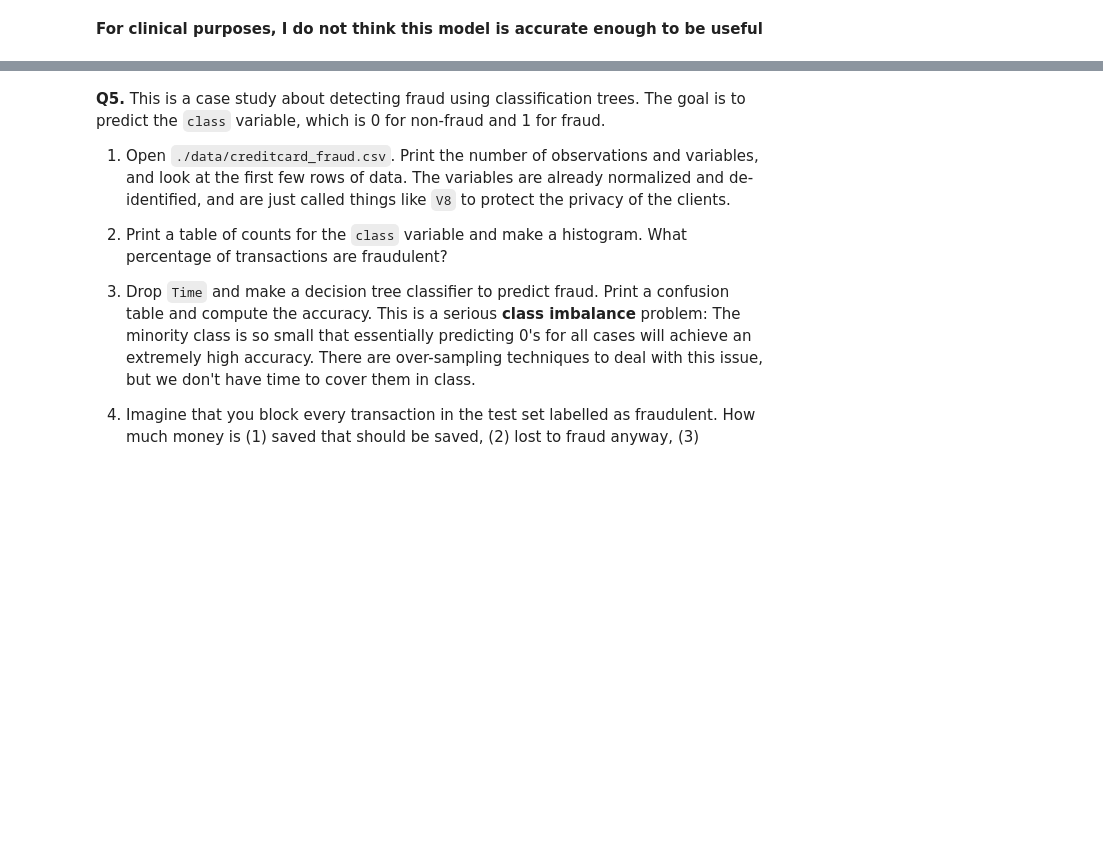
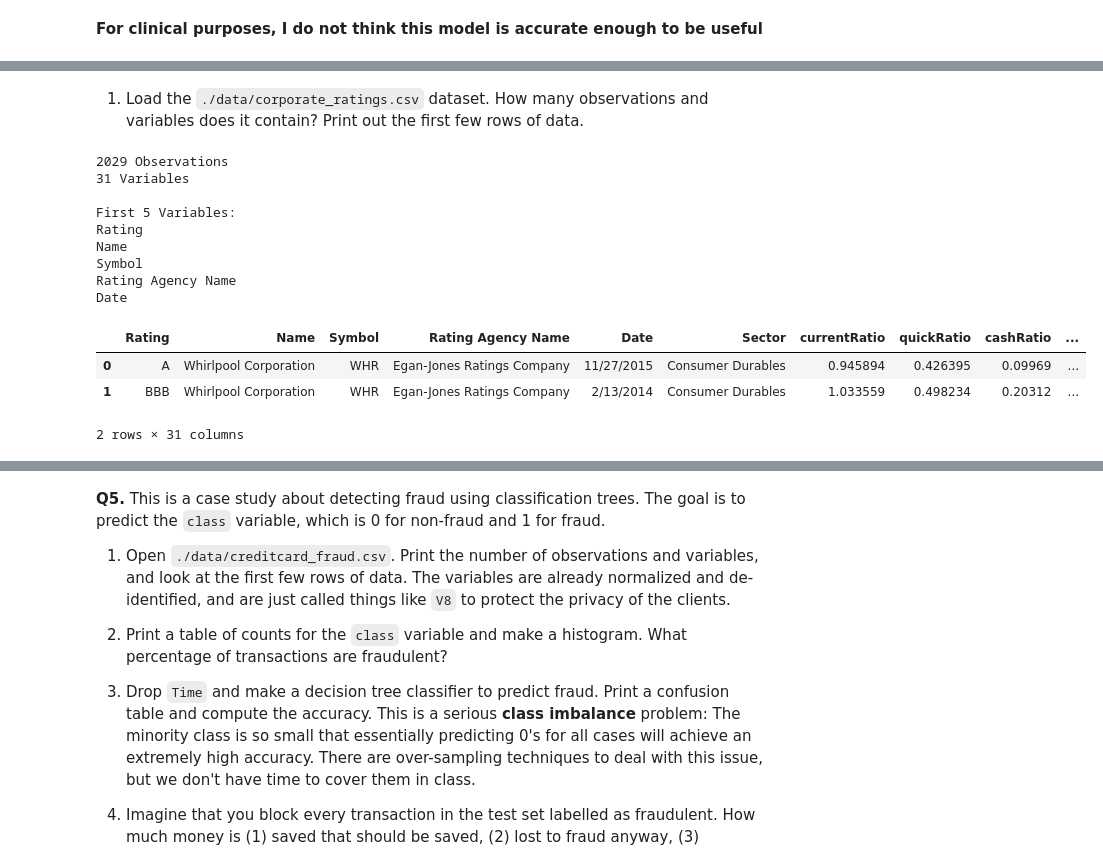
Before and after one commit to mgh2xx/trees, a Jupyter notebook: assignment/assignment.ipynb, the cells around one changed output, grey strips where cells are left out. Drawn from its saved outputs; the diff is of its cells as text; code cells hidden in the pictures; blank space fills up the shorter version.

```diff
--- a/assignment/assignment.ipynb
+++ b/assignment/assignment.ipynb
@@ -338,0 +329,28 @@ plt.show()
+# %% [markdown]
+1. Load the `./data/corporate_ratings.csv` dataset. How many observations and variables does it contain? Print out the first few rows of data.
+# %%
+df = pd.read_csv("./data/corporate_ratings.csv")
+
+print(f'{df.shape[0]} Observations\n{df.shape[1]} Variables\n')
+
+print("First 5 Variables:")
+for col in df.columns[:5]:
+    print(col)
+
+print()
+
+df.head(2)
+# %% [output]
+2029 Observations
+31 Variables
+
+First 5 Variables:
+Rating
+Name
+Symbol
+Rating Agency Name
+Date
+|  | Rating | Name | Symbol | Rating Agency Name | Date | Sector | currentRatio | quickRatio | cashRatio | ... |
+| 0 | A | Whirlpool Corporation | WHR | Egan-Jones Ratings Company | 11/27/2015 | Consumer Durables | 0.945894 | 0.426395 | 0.09969 | ... |
+| 1 | BBB | Whirlpool Corporation | WHR | Egan-Jones Ratings Company | 2/13/2014 | Consumer Durables | 1.033559 | 0.498234 | 0.20312 | ... |
+2 rows × 31 columns
```
Also changed, not shown: parts of 13 cells of this notebook, 1 other file.
